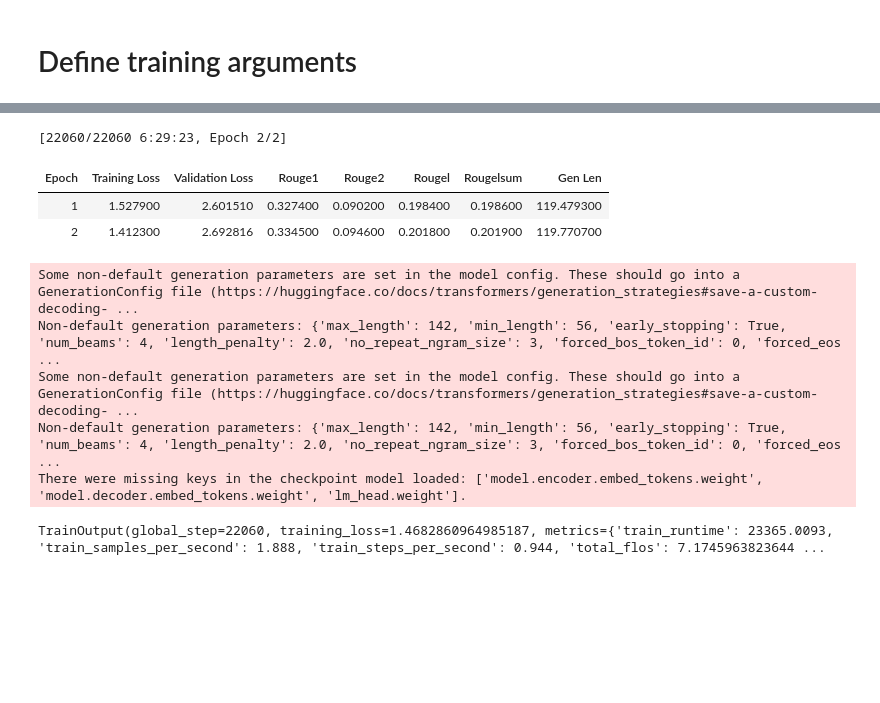
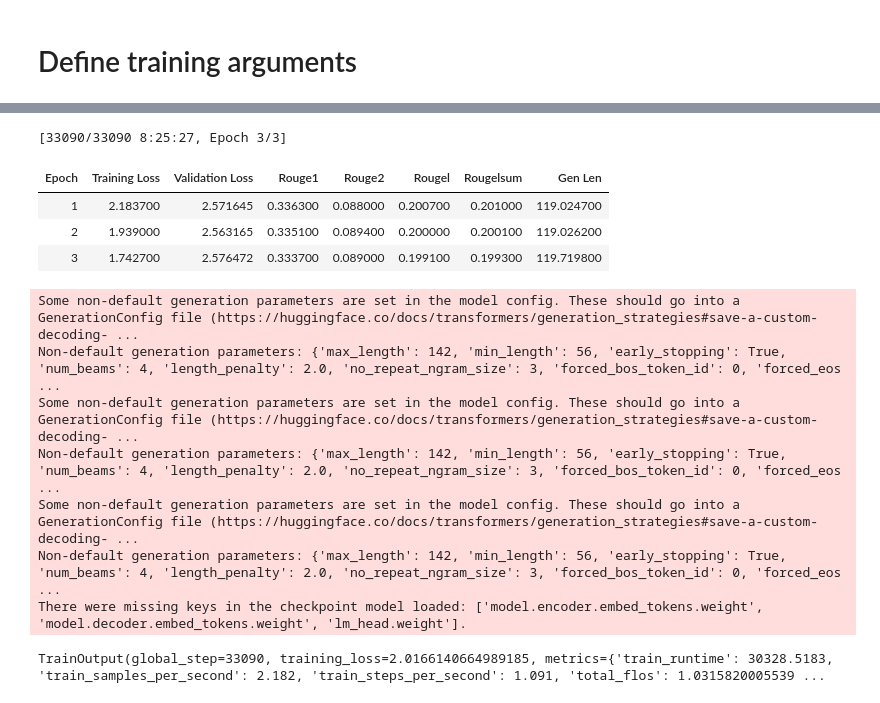
Before and after one commit to goin2crazy/bard-cnn-large-finetuning, a Jupyter notebook: bart-large-cnn-dialoguesum-booksum-full-finetuning.ipynb, the cells around one changed output, grey strips where cells are left out. Saved outputs shown, nothing was run; the diff lists cells and outputs as text; code cells hidden in the pictures; blank space fills up the shorter version.

```diff
--- a/bart-large-cnn-dialoguesum-booksum-full-finetuning.ipynb
+++ b/bart-large-cnn-dialoguesum-booksum-full-finetuning.ipynb
@@ -8,11 +10,11 @@ class Config:
     max_length = 1024
     target_max_length = 512
 
-    epochs = 2
+    epochs = 3
 
     batch_size = 2
 
-    model_preset = "/kaggle/input/bart-large-cnn-dialoguesum-booksum-dataset/bardt-large-cnn-dialoguesum-booksum/checkpoint-32500"
+    model_preset = "facebook/bart-large-cnn"
 
     inp = 'input_content'
     target = 'target'
@@ -114,8 +136,29 @@ model = AutoModelForSeq2SeqLM.from_pretrained(cfg.model_preset)
+# %%
+
+def text_remove_stopwords(seq) -> list:
+    """"Assuming that seq is tokenized text"""
+    return [t for t in seq if t not in eng_stopwords]
+
+def text_stemming(seq) -> list:
+    """"Assuming that seq is tokenized text"""
+
+    return [stemmer.stem(word) for word in seq]
+
+def text_process(text, fn_list = None) -> str:
+    tokens = word_tokenize(" ".join(text.split()))
+
+    if fn_list == None:
+        fn_list = [text_remove_stopwords, text_stemming]
+
+    for fn in fn_list:
+        tokens = fn(tokens)
+
+    return " ".join(tokens)
 # %% [markdown]
 # Preprocess Datasets
 # %%
 def preprocess_function(examples):
-    inputs = [doc for doc in examples[cfg.inp]]
+    inputs = [text_process(doc) for doc in examples[cfg.inp]]
     model_inputs = tokenizer(inputs, max_length=cfg.max_length, truncation=True)
 
     labels = tokenizer(text_target=examples[cfg.target], max_length=cfg.target_max_length, truncation=True)
@@ -177,39 +211,42 @@ To disable this warning, you can either:
 # %%
 training_args = Seq2SeqTrainingArguments(
     output_dir="bardt-large-cnn-dialoguesum-booksum",
     evaluation_strategy="epoch",
     learning_rate=2e-5,
     per_device_train_batch_size=cfg.batch_size,
     per_device_eval_batch_size=cfg.batch_size,
     weight_decay=0.01,
     save_total_limit=cfg.save_limits,
     num_train_epochs=cfg.epochs,
+    save_strategy='epoch',
     predict_with_generate=True,
-
-    save_strategy = 'epoch',
-
-    load_best_model_at_end=True
+    load_best_model_at_end=True,
+    push_to_hub=True,
+    fp16=True,
 )
 
 trainer = Seq2SeqTrainer(
     model=model,
     args=training_args,
     train_dataset=tokenized_train,
     eval_dataset=tokenized_val,
     tokenizer=tokenizer,
     data_collator=data_collator,
     compute_metrics=compute_metrics,
 )
 
 trainer.train()
 # %% [output]
-[22060/22060 6:29:23, Epoch 2/2]
+[33090/33090 8:25:27, Epoch 3/3]
 | Epoch | Training Loss | Validation Loss | Rouge1 | Rouge2 | Rougel | Rougelsum | Gen Len |
-| 1 | 1.527900 | 2.601510 | 0.327400 | 0.090200 | 0.198400 | 0.198600 | 119.479300 |
-| 2 | 1.412300 | 2.692816 | 0.334500 | 0.094600 | 0.201800 | 0.201900 | 119.770700 |
+| 1 | 2.183700 | 2.571645 | 0.336300 | 0.088000 | 0.200700 | 0.201000 | 119.024700 |
+| 2 | 1.939000 | 2.563165 | 0.335100 | 0.089400 | 0.200000 | 0.200100 | 119.026200 |
+| 3 | 1.742700 | 2.576472 | 0.333700 | 0.089000 | 0.199100 | 0.199300 | 119.719800 |
+Some non-default generation parameters are set in the model config. These should go into a GenerationConfig file (https://huggingface.co/docs/transformers/generation_strategies#save-a-custom-decoding- ...
+Non-default generation parameters: {'max_length': 142, 'min_length': 56, 'early_stopping': True, 'num_beams': 4, 'length_penalty': 2.0, 'no_repeat_ngram_size': 3, 'forced_bos_token_id': 0, 'forced_eos ...
 Some non-default generation parameters are set in the model config. These should go into a GenerationConfig file (https://huggingface.co/docs/transformers/generation_strategies#save-a-custom-decoding- ...
 Non-default generation parameters: {'max_length': 142, 'min_length': 56, 'early_stopping': True, 'num_beams': 4, 'length_penalty': 2.0, 'no_repeat_ngram_size': 3, 'forced_bos_token_id': 0, 'forced_eos ...
 Some non-default generation parameters are set in the model config. These should go into a GenerationConfig file (https://huggingface.co/docs/transformers/generation_strategies#save-a-custom-decoding- ...
 Non-default generation parameters: {'max_length': 142, 'min_length': 56, 'early_stopping': True, 'num_beams': 4, 'length_penalty': 2.0, 'no_repeat_ngram_size': 3, 'forced_bos_token_id': 0, 'forced_eos ...
 There were missing keys in the checkpoint model loaded: ['model.encoder.embed_tokens.weight', 'model.decoder.embed_tokens.weight', 'lm_head.weight'].
-TrainOutput(global_step=22060, training_loss=1.4682860964985187, metrics={'train_runtime': 23365.0093, 'train_samples_per_second': 1.888, 'train_steps_per_second': 0.944, 'total_flos': 7.1745963823644 ...
+TrainOutput(global_step=33090, training_loss=2.0166140664989185, metrics={'train_runtime': 30328.5183, 'train_samples_per_second': 2.182, 'train_steps_per_second': 1.091, 'total_flos': 1.0315820005539 ...
```
Also changed, not shown: parts of 9 cells of this notebook, 1 other file.
